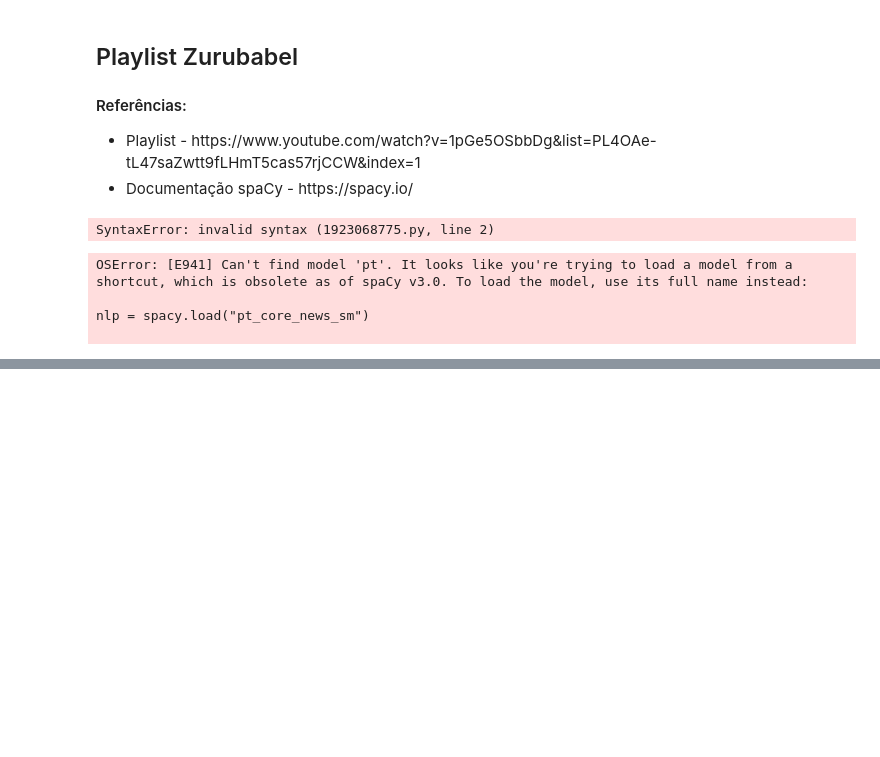
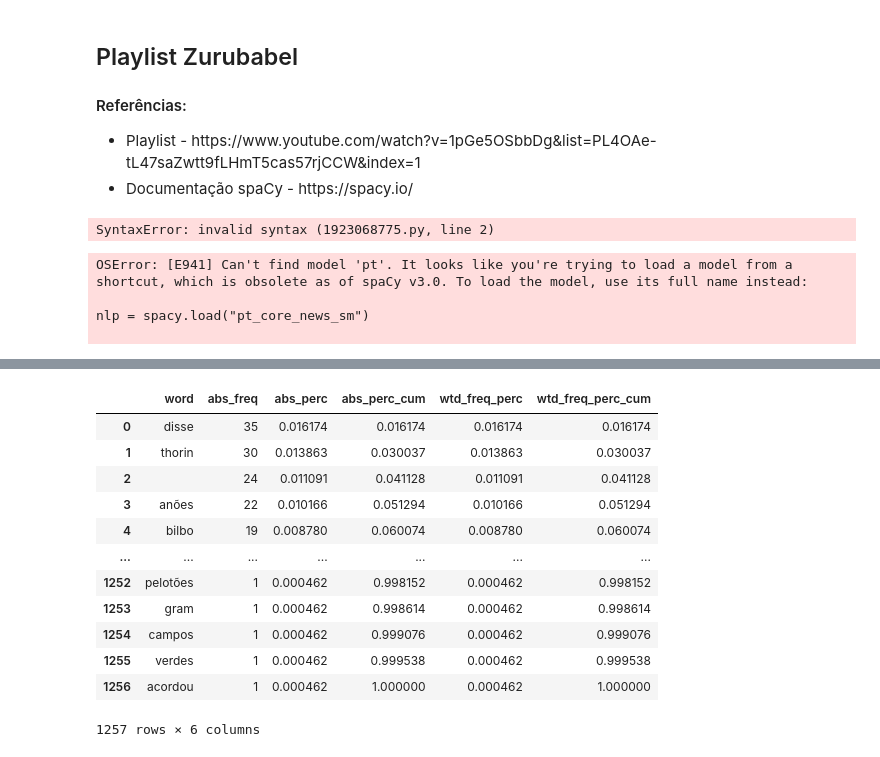
Before and after one commit to MarcoAEder/Estudos, a Jupyter notebook: internet/nlp/estudo_nlp.ipynb, the cells around one changed output, grey strips where cells are left out. Drawn from its saved outputs; the diff is of its cells as text; code cells hidden in the pictures; blank space fills up the shorter version.

```diff
--- a/internet/nlp/estudo_nlp.ipynb
+++ b/internet/nlp/estudo_nlp.ipynb
@@ -826,0 +1058,43 @@ nlp = spacy.load("pt_core_news_sm")
+# %%
+import advertools as adv
+# import pandas as pd
+
+from collections import Counter
+from string import punctuation
+import spacy
+
+## Importando modelos.
+nlp = spacy.load("pt_core_news_sm")    ## Português.
+
+file = open('arquivos/o_hobbit_capitulo_1.txt', 'r', encoding = 'utf8')
+contents = file.read() #lines()
+
+file.close()
+
+doc = nlp(contents.lower())    ## Tokenizando texto.
+# %%
+sem_acento, sem_quebra = [], []
+for token in doc: # [:20]:
+
+    if(token.text not in punctuation):
+        sem_acento.append(token.text)
+
+for texto in sem_acento:
+    sem_quebra.append(texto.rstrip('\n'))
+
+adv.word_frequency(sem_quebra, rm_words = list(nlp.Defaults.stop_words), extra_info = True)
+# adv.word_frequency(sem_quebra, extra_info = True)
+# %% [output]
+|  | word | abs_freq | abs_perc | abs_perc_cum | wtd_freq_perc | wtd_freq_perc_cum |
+| 0 | disse | 35 | 0.016174 | 0.016174 | 0.016174 | 0.016174 |
+| 1 | thorin | 30 | 0.013863 | 0.030037 | 0.013863 | 0.030037 |
+| 2 |  | 24 | 0.011091 | 0.041128 | 0.011091 | 0.041128 |
+| 3 | anões | 22 | 0.010166 | 0.051294 | 0.010166 | 0.051294 |
+| 4 | bilbo | 19 | 0.008780 | 0.060074 | 0.008780 | 0.060074 |
+| ... | ... | ... | ... | ... | ... | ... |
+| 1252 | pelotões | 1 | 0.000462 | 0.998152 | 0.000462 | 0.998152 |
+| 1253 | gram | 1 | 0.000462 | 0.998614 | 0.000462 | 0.998614 |
+| 1254 | campos | 1 | 0.000462 | 0.999076 | 0.000462 | 0.999076 |
+| 1255 | verdes | 1 | 0.000462 | 0.999538 | 0.000462 | 0.999538 |
+| 1256 | acordou | 1 | 0.000462 | 1.000000 | 0.000462 | 1.000000 |
+1257 rows × 6 columns
```
Also changed, not shown: parts of 20 cells of this notebook, 1 other file.
